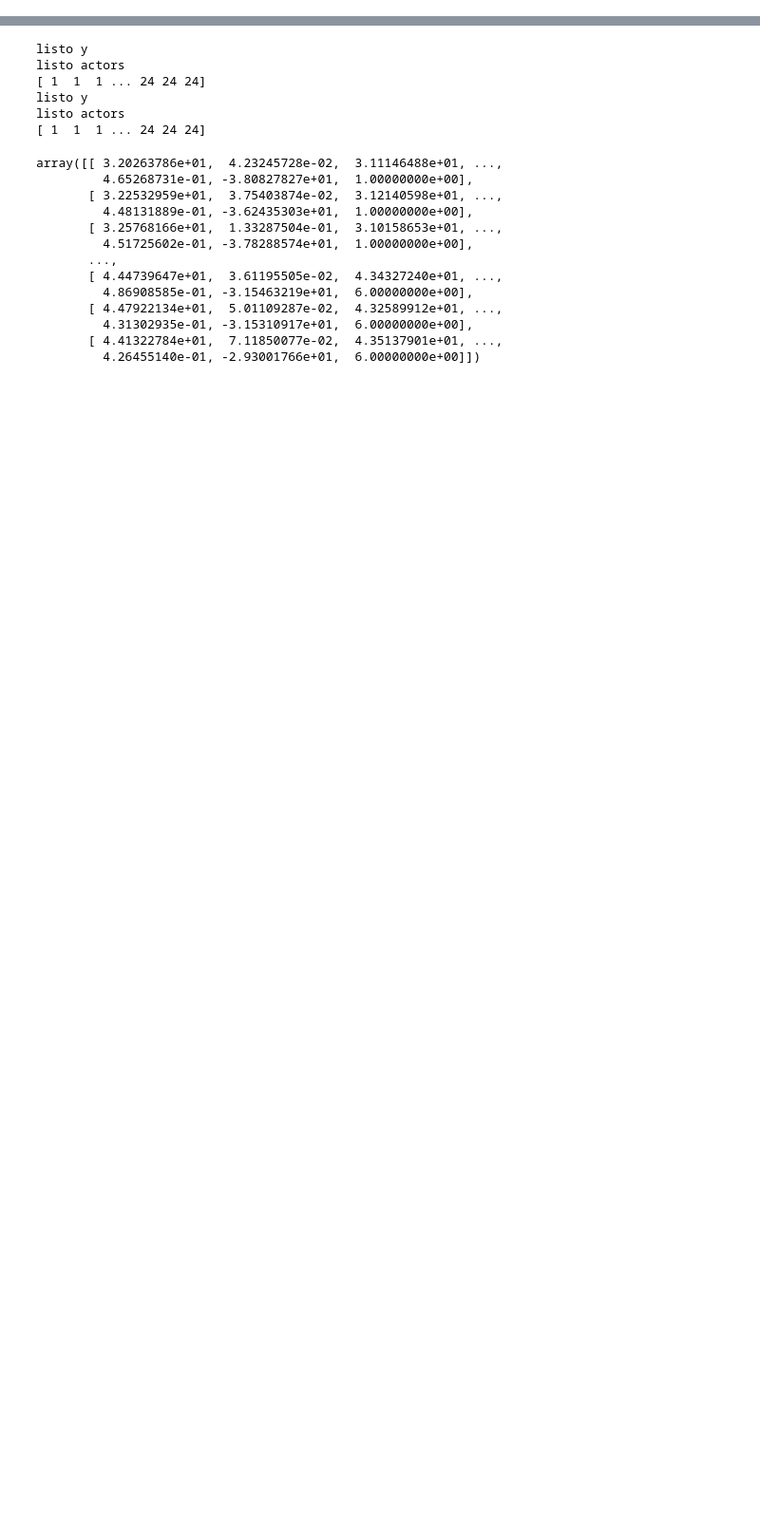
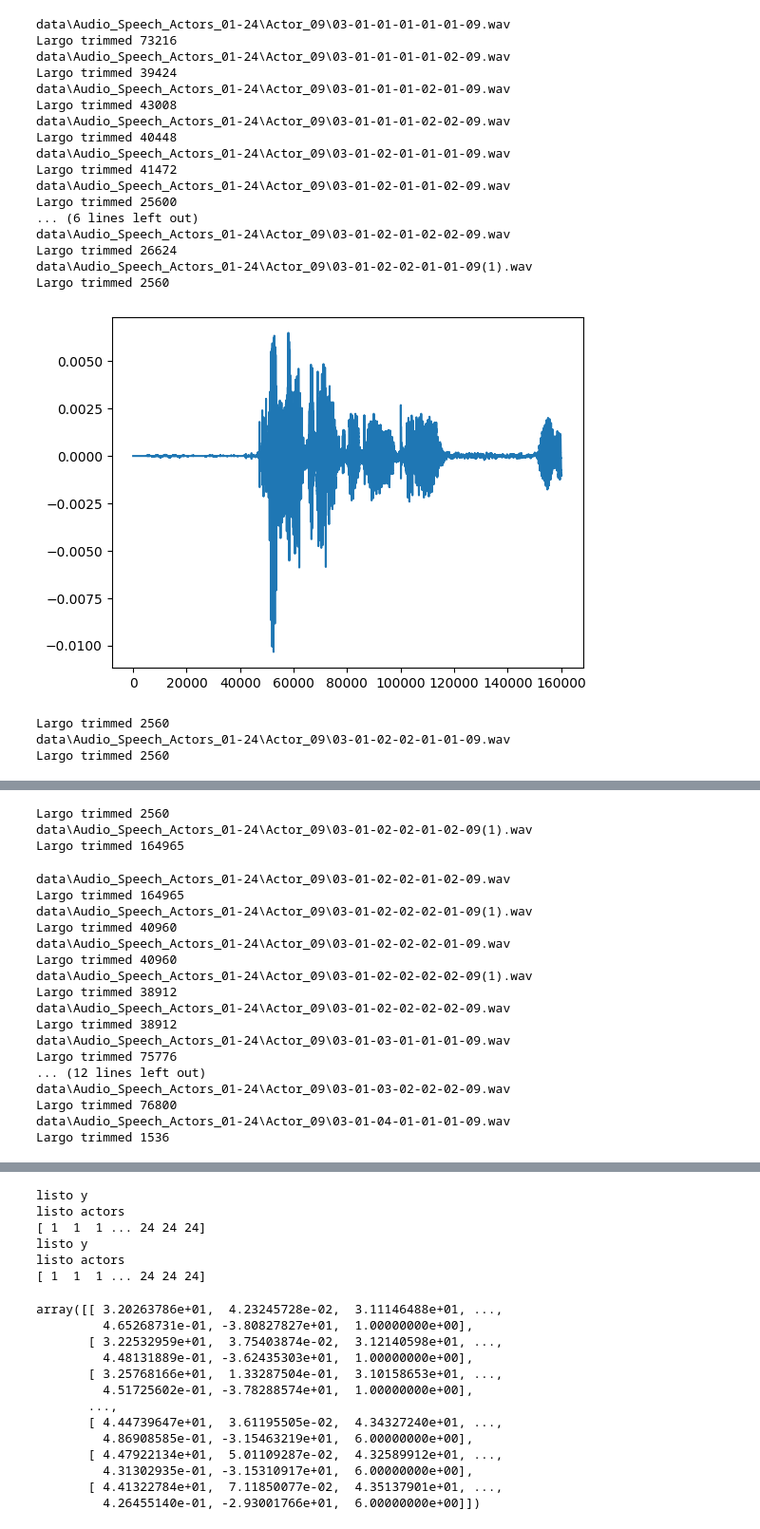
Before and after one commit to castillocande/speech-emotion-recognition-ml, a Jupyter notebook: prueba.ipynb, the cells around one changed output, grey strips where cells are left out. Shown at 95% size. Drawn from its saved outputs; the diff is of its cells as text; code cells hidden in the pictures; blank space fills up the shorter version.

```diff
--- a/prueba.ipynb
+++ b/prueba.ipynb
@@ -108,3 +125,18 @@ class Dataloader():
         return X_train, X_test, y_train, y_test, actors_train, actors_test
 
 DL = Dataloader()
+# %%
+def calculate_energy(audio, frame_size, hop_length):
+    energy = np.array([np.sum(np.abs(audio[i:i+frame_size]**2)) for i in range(0, len(audio), hop_length)])
+    return energy
+
+def trim_silence(audio, frame_size=1024, hop_length=512, energy_threshold=0.01):
+    energy = calculate_energy(audio, frame_size, hop_length)
+    frames = np.nonzero(energy > energy_threshold)[0]
+
+    if len(frames) > 0:
+        start = max(0, frames[0] * hop_length)
+        end = min(len(audio), frames[-1] * hop_length + frame_size)
+        return audio[start:end]
+    else:
+        return audio  # No recortar si no se encuentran frames con energía suficiente
@@ -110,0 +302,26 @@ DL = Dataloader()
+# %%
+speech3_dataset = "data/2Speech_dataset.npy"
+
+AP.process_dataset(r"data\Audio_Speech_Actors_01-24\Actor_09\*", speech3_dataset, int(os.path.basename(speech3_dataset)[0]))
+# %% [output]
+data\Audio_Speech_Actors_01-24\Actor_09\03-01-01-01-01-01-09.wav
+Largo trimmed 73216
+data\Audio_Speech_Actors_01-24\Actor_09\03-01-01-01-01-02-09.wav
+Largo trimmed 39424
+data\Audio_Speech_Actors_01-24\Actor_09\03-01-01-01-02-01-09.wav
+Largo trimmed 43008
+data\Audio_Speech_Actors_01-24\Actor_09\03-01-01-01-02-02-09.wav
+Largo trimmed 40448
+data\Audio_Speech_Actors_01-24\Actor_09\03-01-02-01-01-01-09.wav
+Largo trimmed 41472
+data\Audio_Speech_Actors_01-24\Actor_09\03-01-02-01-01-02-09.wav
+Largo trimmed 25600
+... (6 lines left out)
+data\Audio_Speech_Actors_01-24\Actor_09\03-01-02-01-02-02-09.wav
+Largo trimmed 26624
+data\Audio_Speech_Actors_01-24\Actor_09\03-01-02-02-01-01-09(1).wav
+Largo trimmed 2560
+[figure, added]
+Largo trimmed 2560
+data\Audio_Speech_Actors_01-24\Actor_09\03-01-02-02-01-01-09.wav
+Largo trimmed 2560
@@ -110,0 +329,20 @@ DL = Dataloader()
+Largo trimmed 2560
+data\Audio_Speech_Actors_01-24\Actor_09\03-01-02-02-01-02-09(1).wav
+Largo trimmed 164965
+data\Audio_Speech_Actors_01-24\Actor_09\03-01-02-02-01-02-09.wav
+Largo trimmed 164965
+data\Audio_Speech_Actors_01-24\Actor_09\03-01-02-02-02-01-09(1).wav
+Largo trimmed 40960
+data\Audio_Speech_Actors_01-24\Actor_09\03-01-02-02-02-01-09.wav
+Largo trimmed 40960
+data\Audio_Speech_Actors_01-24\Actor_09\03-01-02-02-02-02-09(1).wav
+Largo trimmed 38912
+data\Audio_Speech_Actors_01-24\Actor_09\03-01-02-02-02-02-09.wav
+Largo trimmed 38912
+data\Audio_Speech_Actors_01-24\Actor_09\03-01-03-01-01-01-09.wav
+Largo trimmed 75776
+... (12 lines left out)
+data\Audio_Speech_Actors_01-24\Actor_09\03-01-03-02-02-02-09.wav
+Largo trimmed 76800
+data\Audio_Speech_Actors_01-24\Actor_09\03-01-04-01-01-01-09.wav
+Largo trimmed 1536
```
Also changed, not shown: parts of 7 cells of this notebook, 12 other files.
